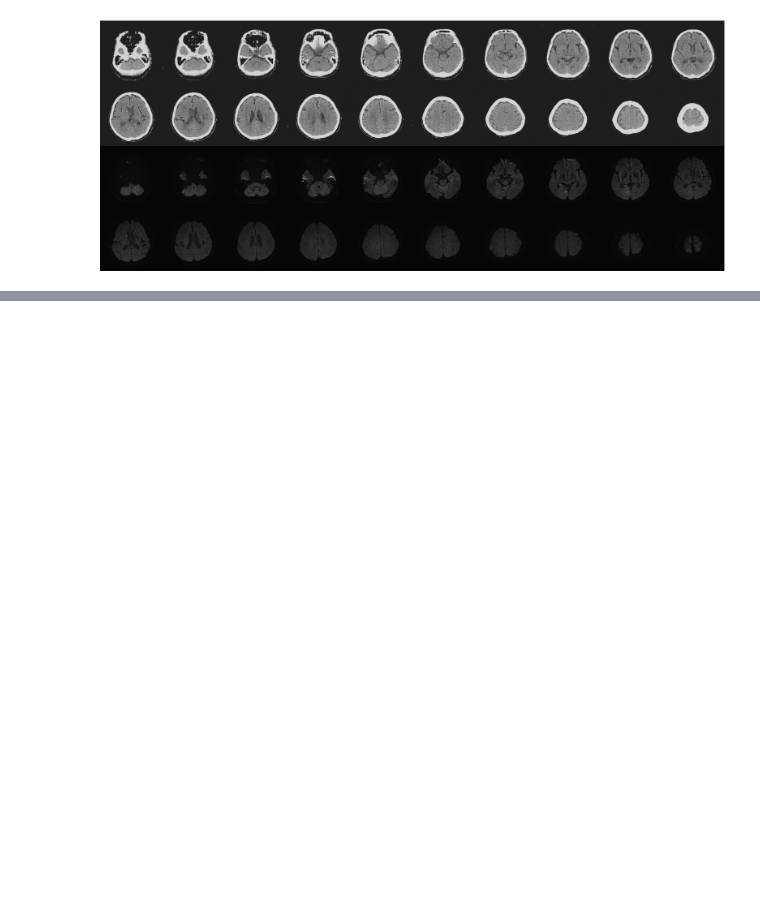
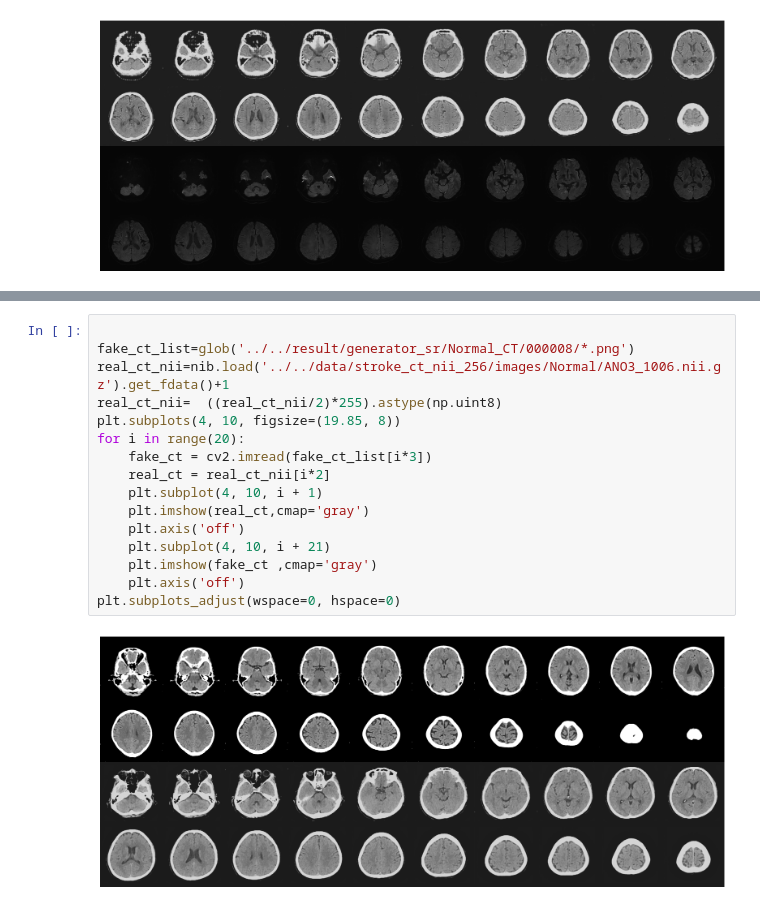
Before and after one commit to Leeyoungsup/stroke-synthesis, a Jupyter notebook: figure.ipynb, the cells around one changed output, grey strips where cells are left out. Drawn from its saved outputs; the diff is of its cells as text; blank space fills up the shorter version.

```diff
--- a/figure.ipynb
+++ b/figure.ipynb
@@ -25,0 +46,18 @@ plt.subplots_adjust(wspace=0, hspace=0)
+# %%
+
+fake_ct_list=glob('../../result/generator_sr/Normal_CT/000008/*.png')
+real_ct_nii=nib.load('../../data/stroke_ct_nii_256/images/Normal/ANO3_1006.nii.gz').get_fdata()+1
+real_ct_nii=  ((real_ct_nii/2)*255).astype(np.uint8)
+plt.subplots(4, 10, figsize=(19.85, 8))
+for i in range(20):
+    fake_ct = cv2.imread(fake_ct_list[i*3])
+    real_ct = real_ct_nii[i*2]
+    plt.subplot(4, 10, i + 1)
+    plt.imshow(real_ct,cmap='gray')
+    plt.axis('off')
+    plt.subplot(4, 10, i + 21)
+    plt.imshow(fake_ct ,cmap='gray')
+    plt.axis('off')
+plt.subplots_adjust(wspace=0, hspace=0)
+# %% [output]
+[figure, added]
```
Also changed, not shown: parts of 3 cells of this notebook, 2 other files.
